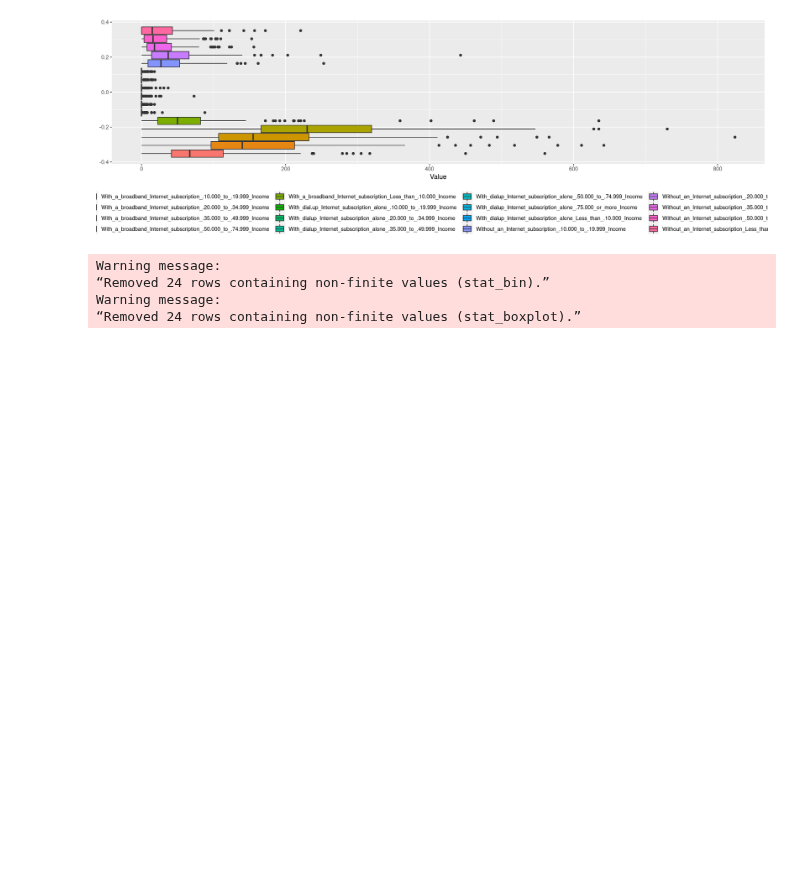
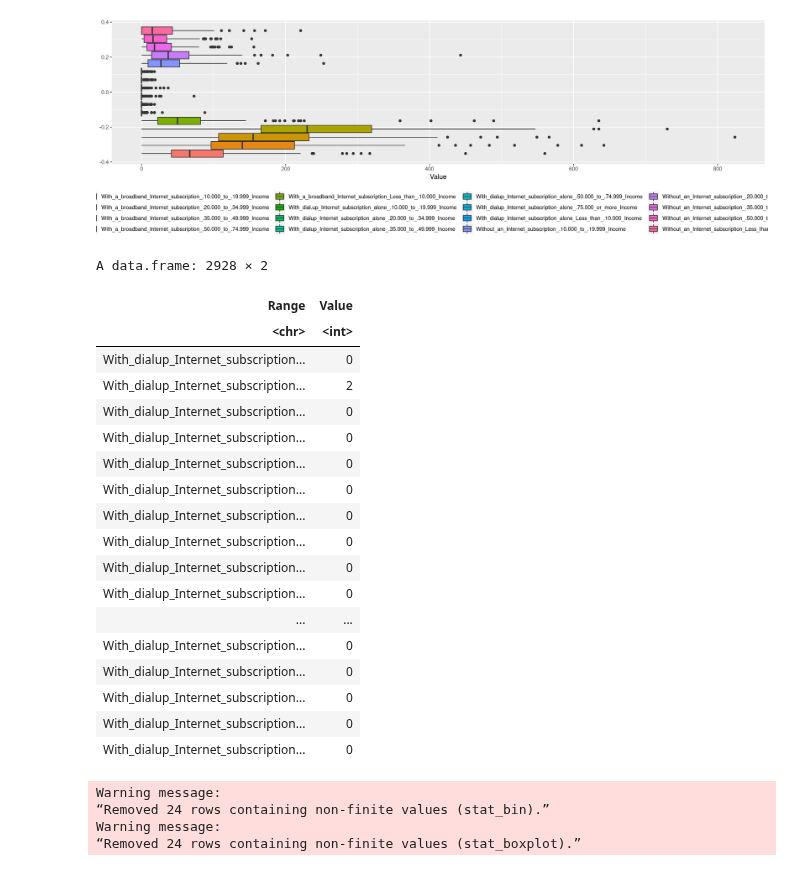
Before and after one commit to nicholasptran/eastern-washington-digital-equity, a Jupyter notebook: app/notebooks/nicholas.ipynb, the cells around one changed output. Saved outputs shown, nothing was run; the diff lists cells and outputs as text; code cells hidden in the pictures; blank space fills up the shorter version.

```diff
--- a/app/notebooks/nicholas.ipynb
+++ b/app/notebooks/nicholas.ipynb
@@ -171,6 +158,49 @@ household_income_data %>%
 # %% [output]
 [figure]
 [figure]
+# %%
+options(repr.plot.width = 15, repr.plot.height = 5)
+household_income_data %>%
+    select(
+        With_dialup_Internet_subscription_alone_Less_than_.10.000_Income,
+        With_a_broadband_Internet_subscription_Less_than_.10.000_Income,
+        Without_an_Internet_subscription_Less_than_.10.000_Income,
+        With_dial.up_Internet_subscription_alone_.10.000_to_.19.999_Income,
+        With_a_broadband_Internet_subscription_.10.000_to_.19.999_Income,
+        Without_an_Internet_subscription_.10.000_to_.19.999_Income,
+        With_dialup_Internet_subscription_alone_.20.000_to_.34.999_Income,
+        With_a_broadband_Internet_subscription_.20.000_to_.34.999_Income,
+        Without_an_Internet_subscription_.20.000_to_.34.999_Income,
+        With_dialup_Internet_subscription_alone_.35.000_to_.49.999_Income,
+        With_a_broadband_Internet_subscription_.35.000_to_.49.999_Income,
+        Without_an_Internet_subscription_.35.000_to_.49.999_Income,
+        With_dialup_Internet_subscription_alone_.50.000_to_.74.999_Income,
+        With_a_broadband_Internet_subscription_.50.000_to_.74.999_Income,
+        Without_an_Internet_subscription_.50.000_to_.74.999_Income,
+        With_dialup_Internet_subscription_alone_.75.000_or_more_Income
+
+    ) %>%
+    gather(key = Range, value = Value)
+# %% [output]
+A data.frame: 2928 × 2
+| Range | Value |
+| <chr> | <int> |
+| With_dialup_Internet_subscription... | 0 |
+| With_dialup_Internet_subscription... | 2 |
+| With_dialup_Internet_subscription... | 0 |
+| With_dialup_Internet_subscription... | 0 |
+| With_dialup_Internet_subscription... | 0 |
+| With_dialup_Internet_subscription... | 0 |
+| With_dialup_Internet_subscription... | 0 |
+| With_dialup_Internet_subscription... | 0 |
+| With_dialup_Internet_subscription... | 0 |
+| With_dialup_Internet_subscription... | 0 |
+| ... | ... |
+| With_dialup_Internet_subscription... | 0 |
+| With_dialup_Internet_subscription... | 0 |
+| With_dialup_Internet_subscription... | 0 |
+| With_dialup_Internet_subscription... | 0 |
+| With_dialup_Internet_subscription... | 0 |
 # %%
 ss_income_data$With_Social_Security_income <- as.numeric(gsub(",", "", ss_income_data$With_Social_Security_income))
 ss_income_data$No_Social_Security_income <- as.numeric(gsub(",", "", ss_income_data$No_Social_Security_income))
```
Also changed, not shown: parts of 3 cells of this notebook, 2 other files.
